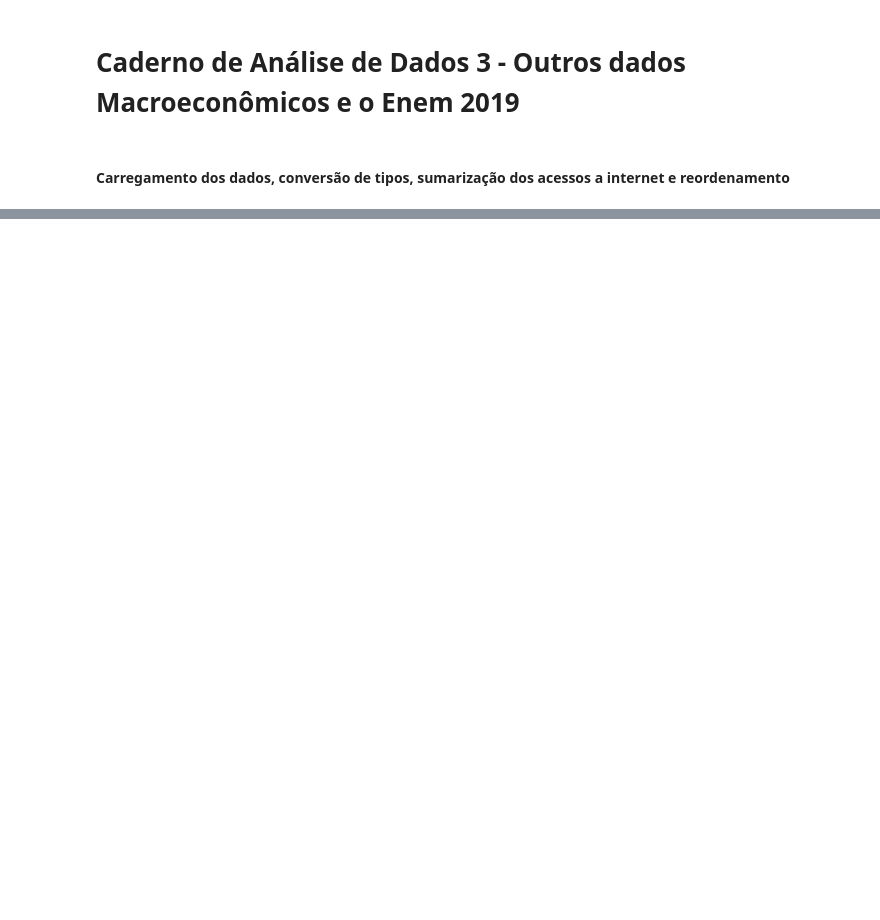
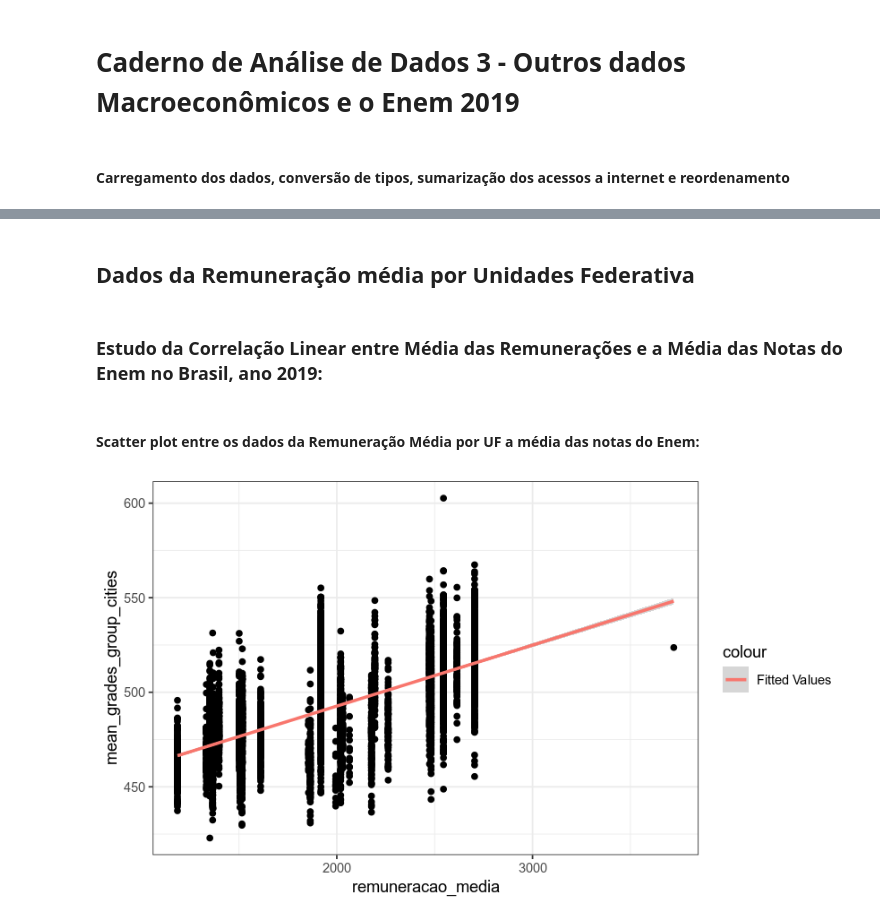
Before and after one commit to mcolazin/tcc_jupyter_new, a Jupyter notebook: part_3_caderno_analise_macroeconomico_enem.ipynb, the cells around one changed output, grey strips where cells are left out. Cells and saved outputs as stored; diff of their text form; code cells hidden in the pictures; blank space fills up the shorter version.

Commit message:
Add files via upload
Correlation data analysis between social economical data and ENEM grades (to review).

```diff
--- a/part_3_caderno_analise_macroeconomico_enem.ipynb
+++ b/part_3_caderno_analise_macroeconomico_enem.ipynb
@@ -107,0 +9,16 @@ complete_data_with_totalnet %>%
+# %%
+complete_data = read.csv("data/integrated_processed_enem_anatel_ibge_2019.csv")
+complete_data[5:19] = sapply(complete_data[5:19], as.numeric)
+complete_data_with_totalnet = complete_data %>%
+    group_by(cod_municipio_ibge) %>%
+    summarise(densidade_total_internet_fixa = fibra_optica + wifi + ethernet + lte + vsatelite + wimax + plc_eletrico + xdsl + cable_modem
+            + fwa_5g_fixed + atm_backbone + dth_satelite + hfc_tv_cabo + fr_frame_relay + mmds) %>%
+    merge(complete_data, by.y = "cod_municipio_ibge" ) %>%
+    data.frame()
+complete_data_with_totalnet = complete_data_with_totalnet %>%
+    select(cod_municipio_ibge, NO_MUNICIPIO_RESIDENCIA, UF,fibra_optica, wifi, ethernet, lte, vsatelite ,wimax , plc_eletrico,
+        xdsl, cable_modem, fwa_5g_fixed, atm_backbone, dth_satelite, hfc_tv_cabo, fr_frame_relay, mmds,
+        densidade_total_internet_fixa, remuneracao_media, desvio_padrao, gini, pib, pib_p_capta, media_idhm,
+        mean_grades_group_cities) %>%
+        data.frame()
+str(complete_data_with_totalnet)
@@ -107,0 +43,4 @@ complete_data_with_totalnet %>%
+# %% [markdown]
+## Dados da Remuneração média por Unidades Federativa
+# %% [markdown]
+### Estudo da Correlação Linear entre Média das Remunerações e a Média das Notas do Enem no Brasil, ano 2019:
@@ -107,0 +49,9 @@ complete_data_with_totalnet %>%
+# %% [markdown]
+#### Scatter plot entre os dados da Remuneração Média por UF a média das notas do Enem:
+# %%
+ggplot(data = complete_data_with_totalnet) + aes(x = remuneracao_media,
+    y= mean_grades_group_cities) +
+    geom_point() + geom_smooth(aes(color="Fitted Values"), method = "lm", level = 0.95) +
+    theme_bw()
+# %% [output]
+[figure, added]
```
Also changed, not shown: parts of 43 cells of this notebook.
